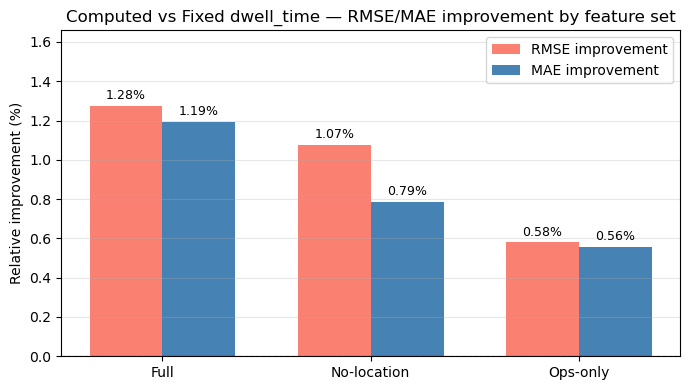
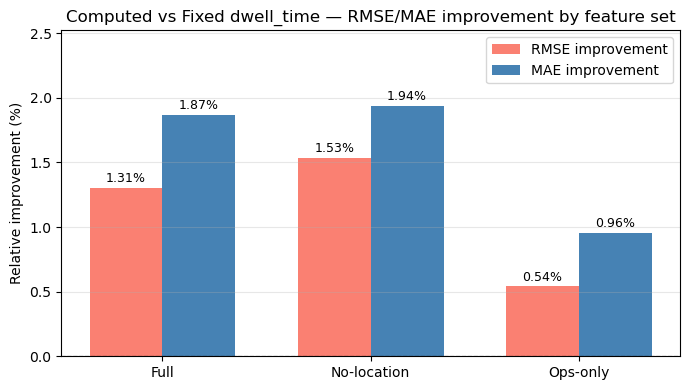
Unified diff of the notebook cell whose output changed from the first chart to the second:
--- before
+++ after
@@ -5,5 +5,5 @@
 x, w        = np.arange(len(cfg_names)), 0.35
 
-fig, ax = plt.subplots(figsize=(7, 4))n
+fig, ax = plt.subplots(figsize=(7, 4))
 bars_rmse = ax.bar(x - w/2, d_rmses, w, label="RMSE improvement", color="salmon")
 bars_mae  = ax.bar(x + w/2, d_maes,  w, label="MAE improvement",  color="steelblue")

Commit: fix: correct timetable delay alignment and stop-event validation